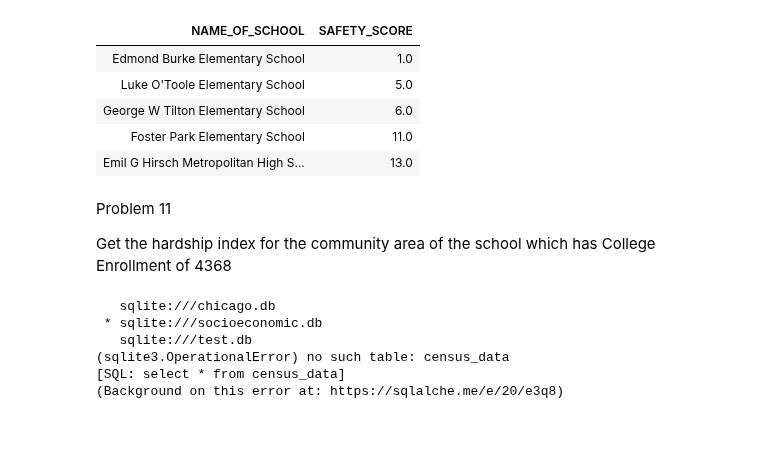
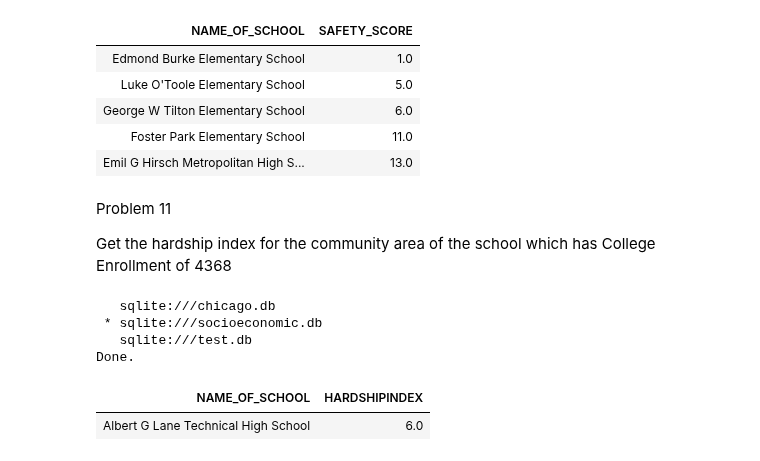
Before and after one commit to Immortal-Pi/IBMdatascience, a Jupyter notebook: Sql/chicahoPublicSchool.ipynb, the cells around one changed output. Drawn from its saved outputs; the diff is of its cells as text; code cells hidden in the pictures; blank space fills up the shorter version.

```diff
--- a/Sql/chicahoPublicSchool.ipynb
+++ b/Sql/chicahoPublicSchool.ipynb
@@ -405,11 +405,11 @@ Problem 11
 Get the hardship index for the community area of the school which has College Enrollment of 4368
 # %%
 %%sql
-select * from census_data
+select s.name_of_School, c.hardshipindex from school s, chicago c where COLLEGE_ENROLLMENT=4368 and s.COMMUNITY_AREA_NUMBER=c.CommunityAreaNumber
 # %% [output]
    sqlite:///chicago.db
  * sqlite:///socioeconomic.db
    sqlite:///test.db
-(sqlite3.OperationalError) no such table: census_data
-[SQL: select * from census_data]
-(Background on this error at: https://sqlalche.me/e/20/e3q8)
+Done.
+| NAME_OF_SCHOOL | HARDSHIPINDEX |
+| Albert G Lane Technical High School | 6.0 |
```
Also changed, not shown: parts of 3 cells of this notebook, 3 other files.
